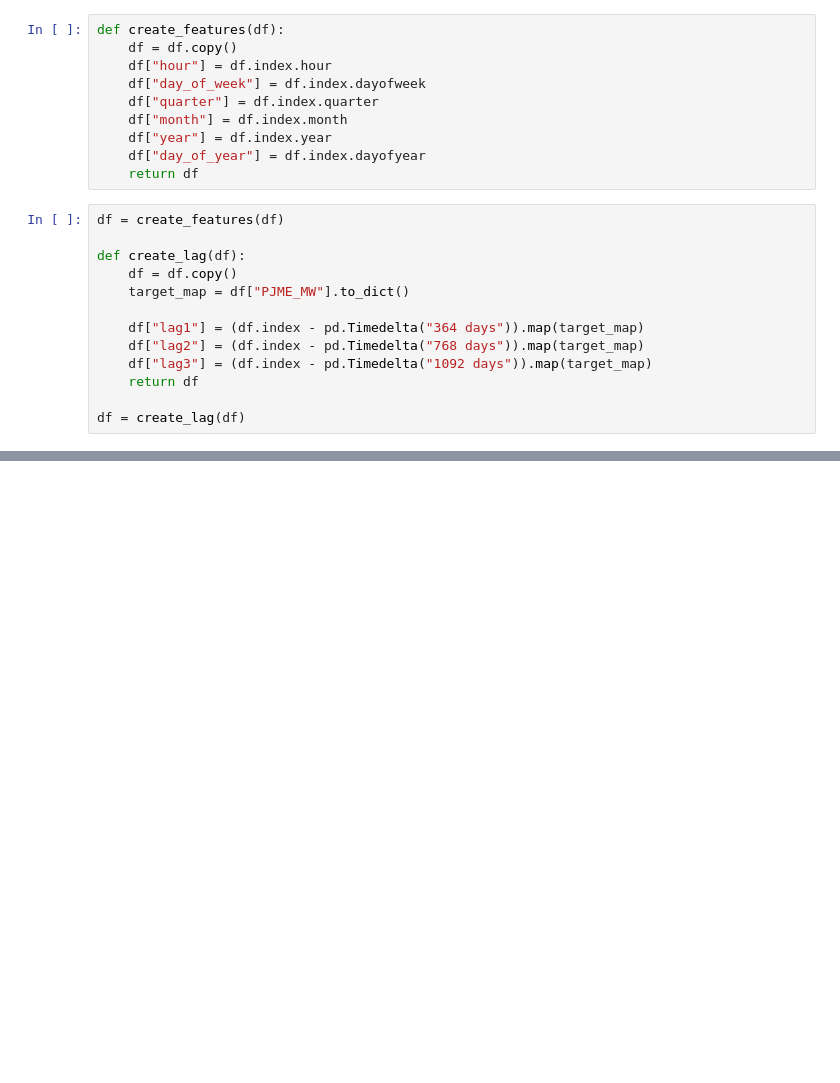
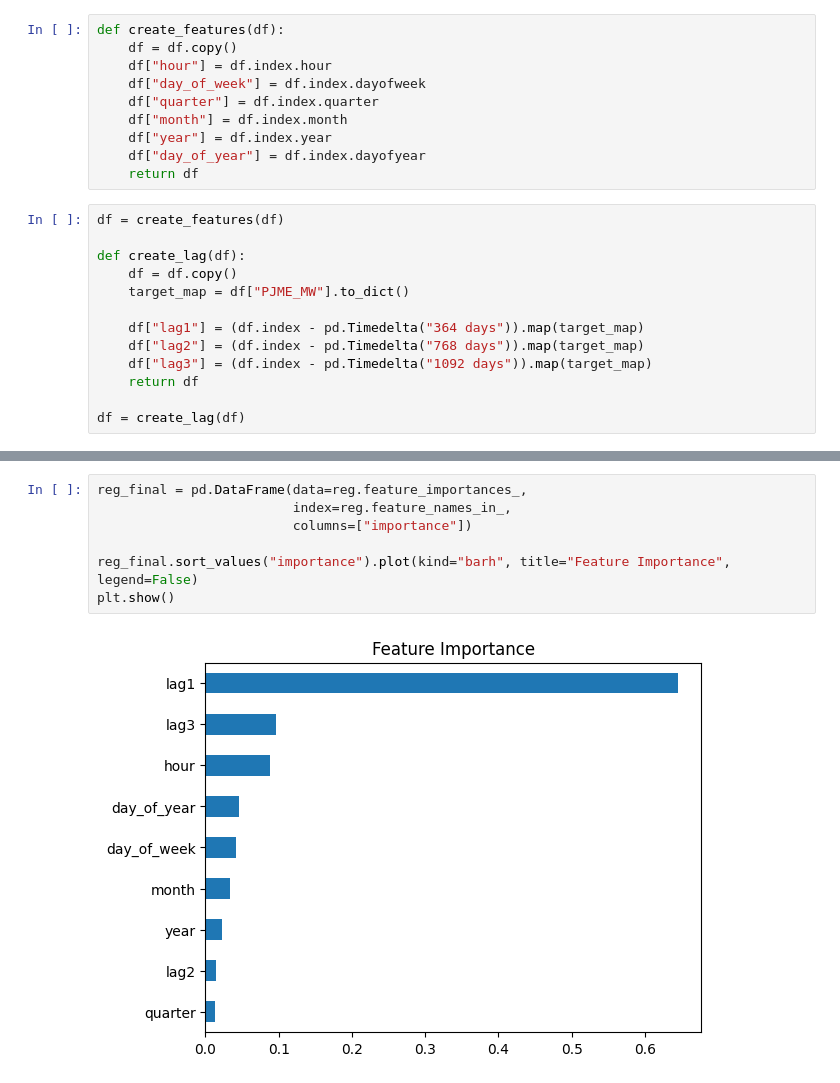
Before and after one commit to mArcio-Lmano/Data-Science, a Jupyter notebook: Forecasting/time_series.ipynb, the cells around one changed output, grey strips where cells are left out. Cells and saved outputs as stored; diff of their text form; blank space fills up the shorter version.

```diff
--- a/Forecasting/time_series.ipynb
+++ b/Forecasting/time_series.ipynb
@@ -569,3 +554,12 @@ for train_index, test_index in tss.split(df):
+# %%
+reg_final = pd.DataFrame(data=reg.feature_importances_,
+                         index=reg.feature_names_in_,
+                         columns=["importance"])
+
+reg_final.sort_values("importance").plot(kind="barh", title="Feature Importance", legend=False)
+plt.show()
+# %% [output]
+[figure, added]
 # %%
 print(f"Score across folds {np.mean(scores):0.4f}")
 print(f"Fold Scores: {scores}")
```
Also changed, not shown: parts of 16 cells of this notebook.
